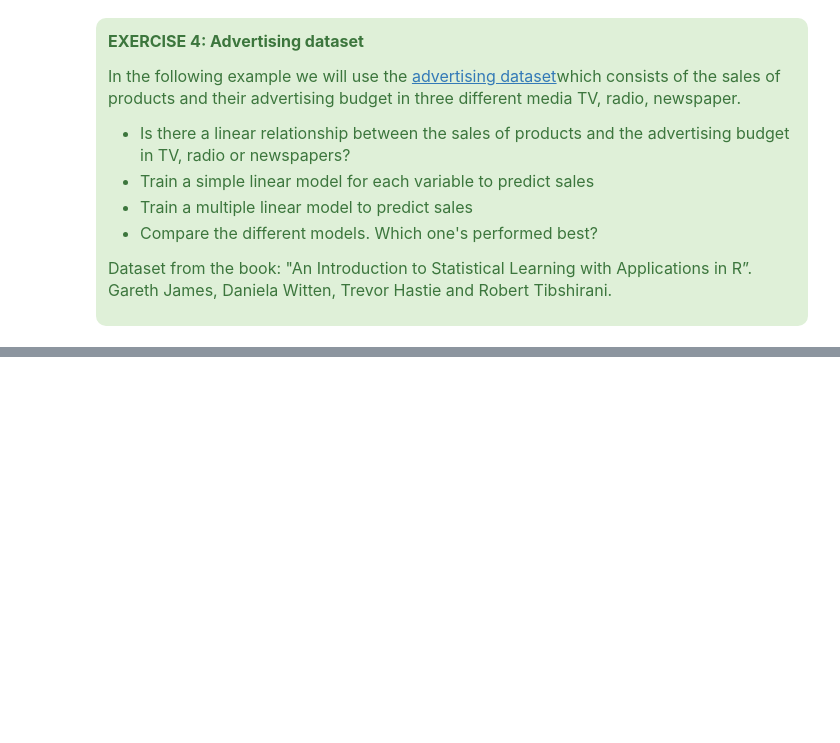
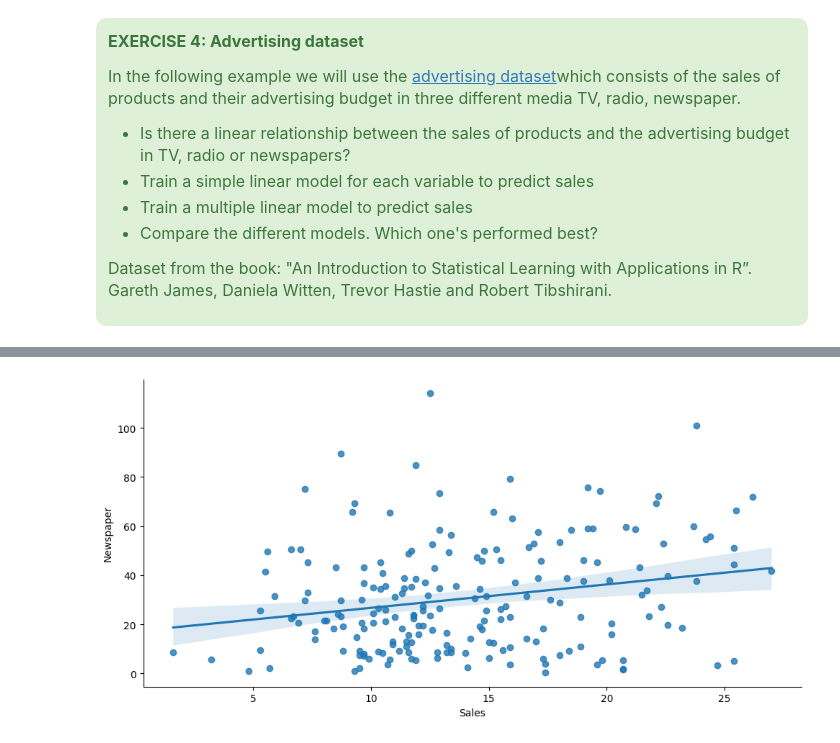
Before and after one commit to chandlershortlidge/lab-dsai-regression-exercises, a Jupyter notebook: your-code/main.ipynb, the cells around one changed output, grey strips where cells are left out. Cells and saved outputs as stored; diff of their text form; code cells hidden in the pictures; blank space fills up the shorter version.

```diff
--- a/your-code/main.ipynb
+++ b/your-code/main.ipynb
@@ -570,0 +601,4 @@ Dataset from the book: "An Introduction to Statistical Learning with Application
+# %%
+sns.lmplot(x="Sales", y="Newspaper", data=advertising, aspect=2, order=1);
+# %% [output]
+[figure, added]
```
Also changed, not shown: parts of 10 cells of this notebook, 1 other file.
